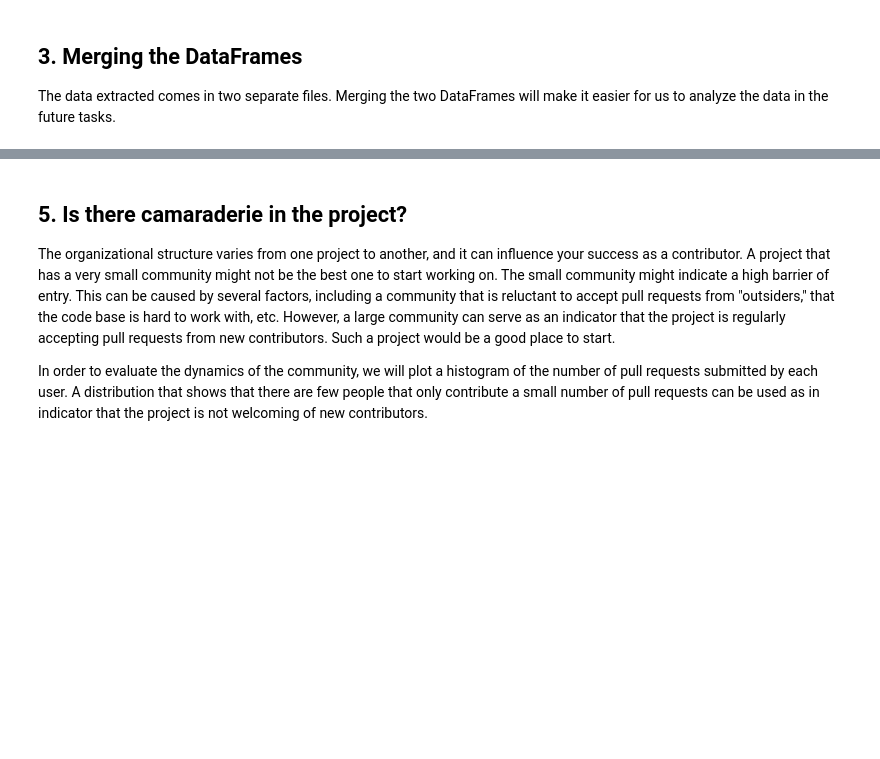
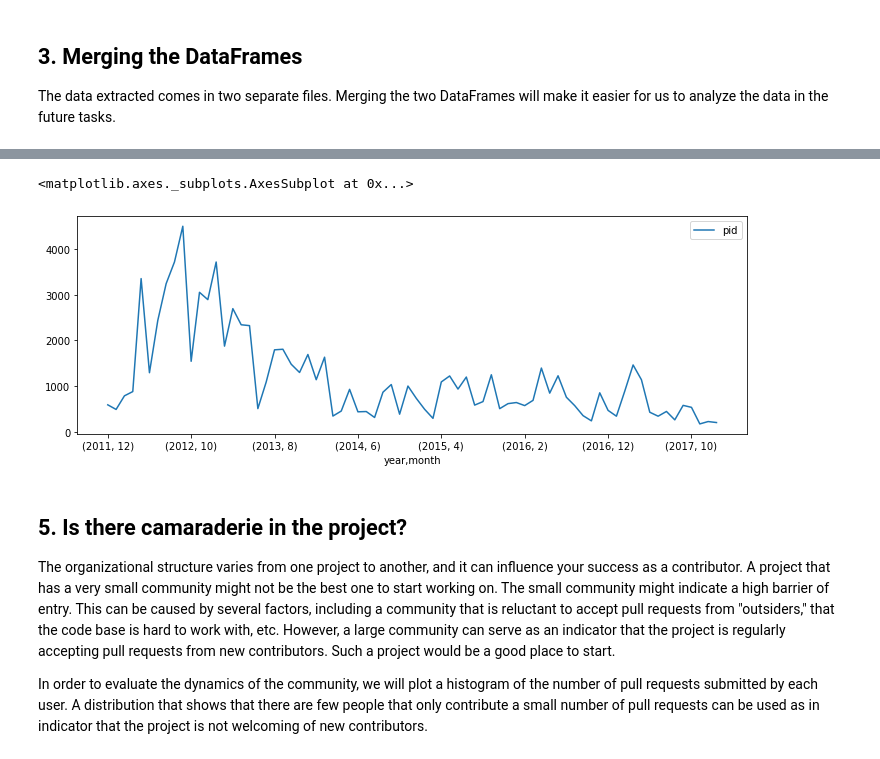
Before and after one commit to gcfp/M03, a Jupyter notebook: actividad-scala/CaseStudy_Scala.ipynb, the cells around one changed output, grey strips where cells are left out. Saved outputs shown, nothing was run; the diff lists cells and outputs as text; code cells hidden in the pictures; blank space fills up the shorter version.

Commit message:
Scala

```diff
--- a/actividad-scala/CaseStudy_Scala.ipynb
+++ b/actividad-scala/CaseStudy_Scala.ipynb
@@ -18,0 +12,10 @@ pullFiles = pd.read_csv('pull_files.csv')
+# %%
+#Importamos pandas
+import pandas as pd
+
+#Loading data
+pulls20112013 = pd.read_csv('pulls_2011-2013.csv')
+pulls20142018 = pd.read_csv('pulls_2014-2018.csv')
+pullsFiles = pd.read_csv('pull_files.csv')
+
+pulls20112013.head()
@@ -50,0 +73,6 @@ dataScala.head()
+# %%
+# Merge two dataFrames
+
+dataScala = pulls.merge(pullsFiles, on='pid')
+
+dataScala.head()
@@ -70,0 +105,6 @@ plt.show()
+# %%
+# Calculate contributions/ commits gropueb by year and month
+
+numberContributions = dataScala.groupby(['year','month']).agg({'pid': 'count'})
+
+numberContributions
@@ -71,3 +126,12 @@ plt.show()
+# %%
+# Show plot
+import matplotlib.pyplot as plt
+
+
+numberContributions.plot(kind='line', figsize=(12,4))
+# %% [output]
+<matplotlib.axes._subplots.AxesSubplot at 0x...>
+[figure, added]
 # %% [markdown]
 ## 5. Is there camaraderie in the project?
 <p>The organizational structure varies from one project to another, and it can influence your success as a contributor. A project that has a very small community might not be the best one to start working on. The small community might indicate a high barrier of entry. This can be caused by several factors, including a community that is reluctant to accept pull requests from "outsiders," that the code base is hard to work with, etc. However, a large community can serve as an indicator that the project is regularly accepting pull requests from new contributors. Such a project would be a good place to start.</p>
```
Also changed, not shown: parts of 23 cells of this notebook.
